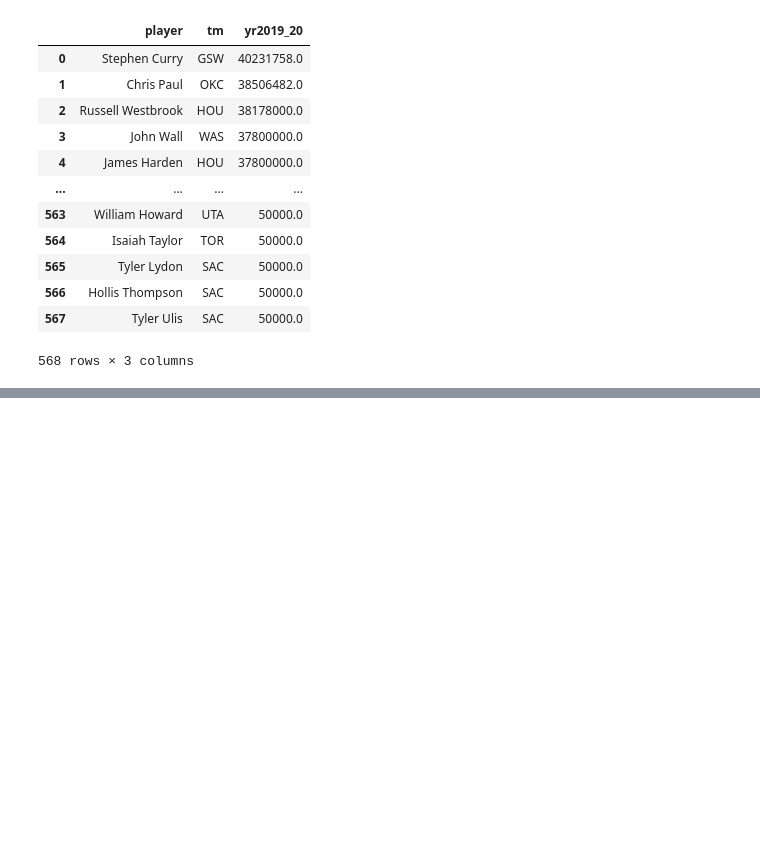
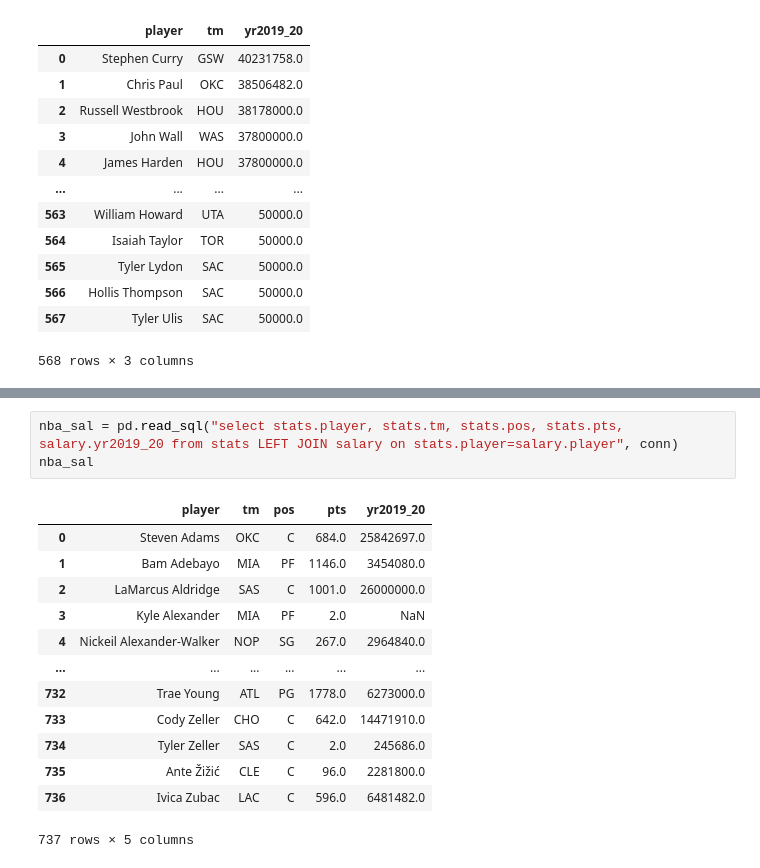
Before and after one commit to HIna-Ahmad/ETL_project, a Jupyter notebook: starter_code.ipynb, the cells around one changed output, grey strips where cells are left out. Cells and saved outputs as stored; diff of their text form; blank space fills up the shorter version.

```diff
--- a/starter_code.ipynb
+++ b/starter_code.ipynb
@@ -140,0 +158,17 @@ ballers
+# %%
+nba_sal = pd.read_sql("select stats.player, stats.tm, stats.pos, stats.pts, salary.yr2019_20 from stats LEFT JOIN salary on stats.player=salary.player", conn)
+nba_sal
+# %% [output]
+|  | player | tm | pos | pts | yr2019_20 |
+| 0 | Steven Adams | OKC | C | 684.0 | 25842697.0 |
+| 1 | Bam Adebayo | MIA | PF | 1146.0 | 3454080.0 |
+| 2 | LaMarcus Aldridge | SAS | C | 1001.0 | 26000000.0 |
+| 3 | Kyle Alexander | MIA | PF | 2.0 | NaN |
+| 4 | Nickeil Alexander-Walker | NOP | SG | 267.0 | 2964840.0 |
+| ... | ... | ... | ... | ... | ... |
+| 732 | Trae Young | ATL | PG | 1778.0 | 6273000.0 |
+| 733 | Cody Zeller | CHO | C | 642.0 | 14471910.0 |
+| 734 | Tyler Zeller | SAS | C | 2.0 | 245686.0 |
+| 735 | Ante Žižić | CLE | C | 96.0 | 2281800.0 |
+| 736 | Ivica Zubac | LAC | C | 596.0 | 6481482.0 |
+737 rows × 5 columns
```
Also changed, not shown: parts of 1 cell of this notebook.
